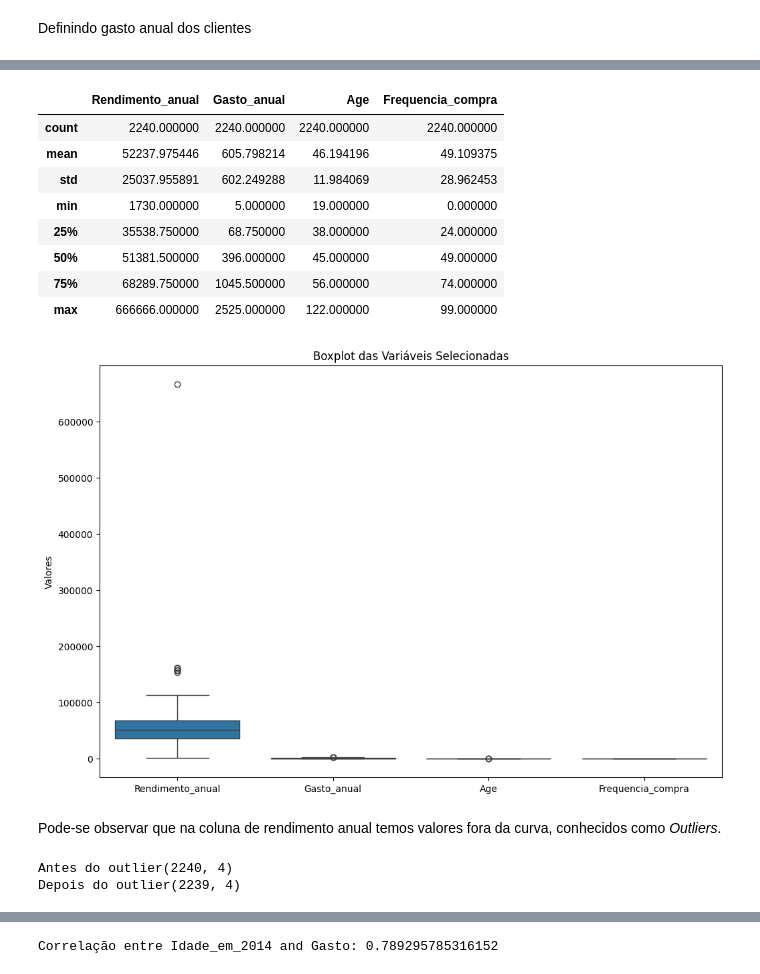
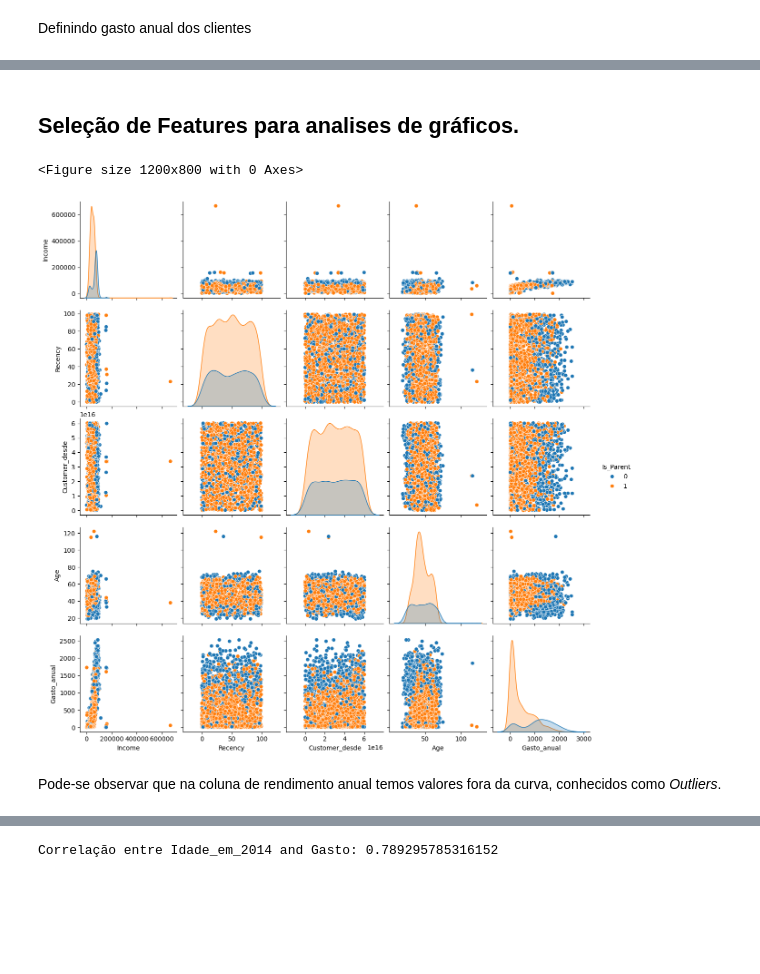
Before and after one commit to Felipe-dscarvalho/Felipe-dscarvalho, a Jupyter notebook: Customer_segmentation_Kmeans_PCA.ipynb, the cells around one changed output, grey strips where cells are left out. Drawn from its saved outputs; the diff is of its cells as text; code cells hidden in the pictures; blank space fills up the shorter version.

```diff
--- a/Customer_segmentation_Kmeans_PCA.ipynb
+++ b/Customer_segmentation_Kmeans_PCA.ipynb
@@ -178,0 +228,6 @@ df = df.rename(columns = {"Income":"Rendimento_anual", "Recency":"Frequencia_com
+# %%
+df = df.rename(columns = {"MntWines":"Wine", "MntFruits":"Fruits", "MntMeatProducts":"Meat", "MntFishProducts":"Fish", "MntSweetProducts":"Sweets", "MntGoldProds":"Gold"})
+
+drop_columns = ["Marital_Status", "Dt_Customer", "Z_CostContact", "Z_Revenue", "Year_Birth", "ID"]
+# %%
+df = df.drop(drop_columns, axis = 1)
@@ -189,2 +255,0 @@ df.head()
-# %%
-df = df[['Rendimento_anual','Gasto_anual', 'Age','Frequencia_compra']]
@@ -200,33 +256,13 @@ df.head()
-# %%
-df.describe()
-# %% [output]
-|  | Rendimento_anual | Gasto_anual | Age | Frequencia_compra |
-| count | 2240.000000 | 2240.000000 | 2240.000000 | 2240.000000 |
-| mean | 52237.975446 | 605.798214 | 46.194196 | 49.109375 |
-| std | 25037.955891 | 602.249288 | 11.984069 | 28.962453 |
-| min | 1730.000000 | 5.000000 | 19.000000 | 0.000000 |
-| 25% | 35538.750000 | 68.750000 | 38.000000 | 24.000000 |
-| 50% | 51381.500000 | 396.000000 | 45.000000 | 49.000000 |
-| 75% | 68289.750000 | 1045.500000 | 56.000000 | 74.000000 |
-| max | 666666.000000 | 2525.000000 | 122.000000 | 99.000000 |
+# %% [markdown]
+## Seleção de Features para analises de gráficos.
+# %%
+df_plot1 = df[['Income', 'Recency','Customer_desde', 'Age','Gasto_anual','Is_Parent']]
 # %%
 plt.figure(figsize=(12, 8))
-sns.boxplot(data=df[['Rendimento_anual', 'Gasto_anual', 'Age', 'Frequencia_compra']])
-plt.title('Boxplot das Variáveis Selecionadas')
-plt.ylabel('Valores')
+sns.pairplot(data=df_plot1, hue = 'Is_Parent')
 plt.show()
 # %% [output]
+<Figure size 1200x800 with 0 Axes>
-[figure, old version]
+[figure, new version]
 # %% [markdown]
 Pode-se observar que na coluna de rendimento anual temos valores fora da curva, conhecidos como _Outliers_.
-# %%
-#Removendo Outliers com estatística
-Q1 = df['Rendimento_anual'].quantile(0.05)
-Q3 = df['Rendimento_anual'].quantile(0.95)
-IQR = Q3 - Q1
-df_after = df[(df['Rendimento_anual'] >= Q1 - 1.5 * IQR) & (df['Rendimento_anual'] <= Q3 + 1.5 * IQR)]
-
-print(f"Antes do outlier{df.shape}\nDepois do outlier{df_after.shape}")
-# %% [output]
-Antes do outlier(2240, 4)
-Depois do outlier(2239, 4)
```
Also changed, not shown: parts of 18 cells of this notebook.
